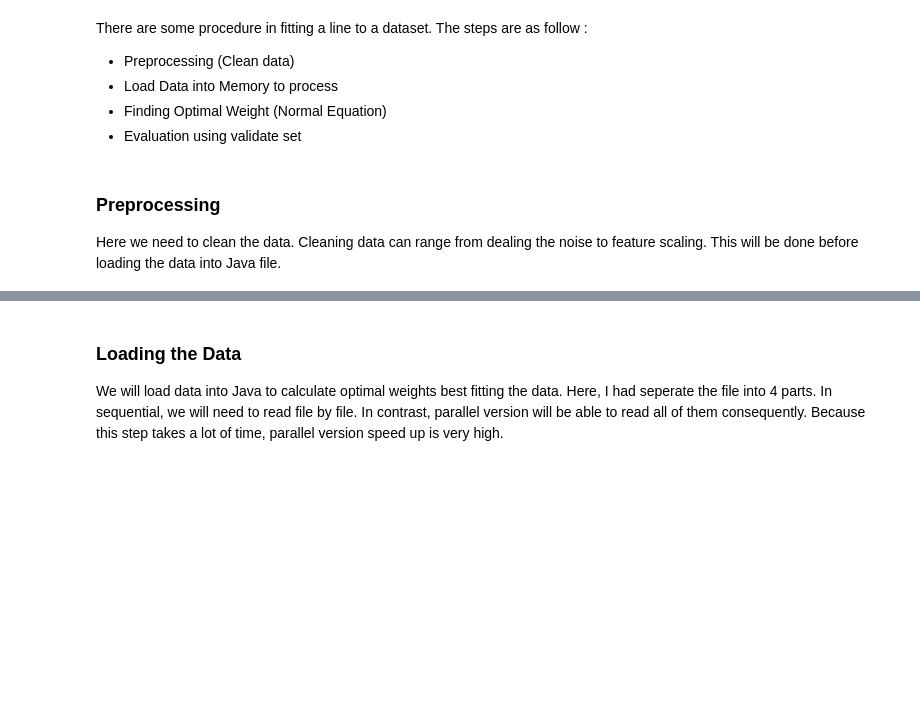
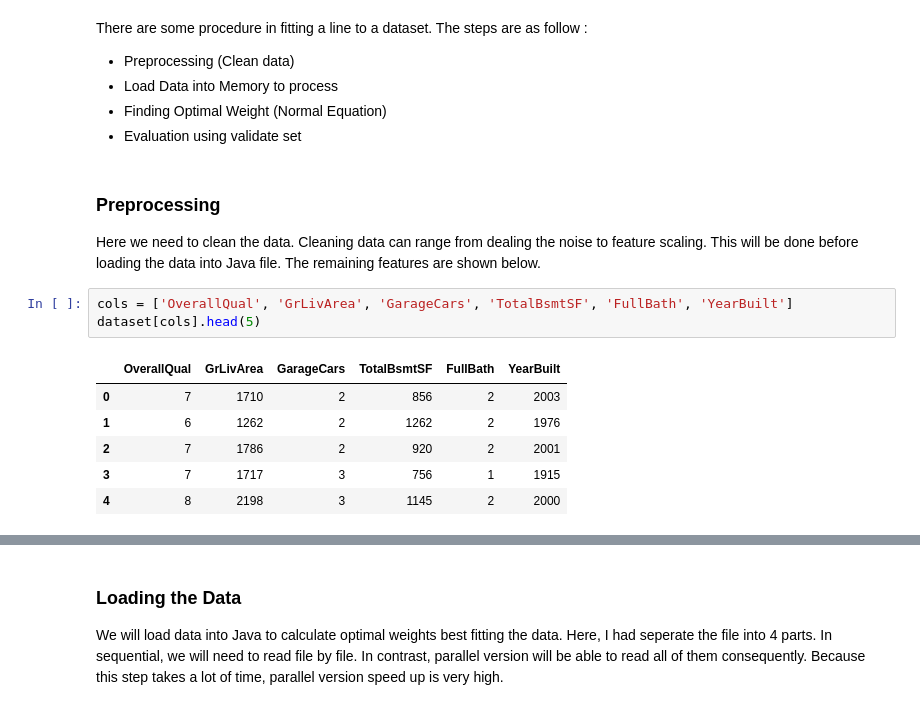
Before and after one commit to Teerapat12/NLPLab, a Jupyter notebook: Linear Regression.ipynb, the cells around one changed output, grey strips where cells are left out. Drawn from its saved outputs; the diff is of its cells as text; blank space fills up the shorter version.

```diff
--- a/Linear Regression.ipynb
+++ b/Linear Regression.ipynb
@@ -31,4 +45,14 @@ There are some procedure in fitting a line to a dataset. The steps are as follow
 </ul>
 # %% [markdown]
 <h3>Preprocessing</h3>
-Here we need to clean the data. Cleaning data can range from dealing the noise to feature scaling. This will be done before loading the data into Java file.
+Here we need to clean the data. Cleaning data can range from dealing the noise to feature scaling. This will be done before loading the data into Java file. The remaining features are shown below.
+# %%
+cols = ['OverallQual', 'GrLivArea', 'GarageCars', 'TotalBsmtSF', 'FullBath', 'YearBuilt']
+dataset[cols].head(5)
+# %% [output]
+|  | OverallQual | GrLivArea | GarageCars | TotalBsmtSF | FullBath | YearBuilt |
+| 0 | 7 | 1710 | 2 | 856 | 2 | 2003 |
+| 1 | 6 | 1262 | 2 | 1262 | 2 | 1976 |
+| 2 | 7 | 1786 | 2 | 920 | 2 | 2001 |
+| 3 | 7 | 1717 | 3 | 756 | 1 | 1915 |
+| 4 | 8 | 2198 | 3 | 1145 | 2 | 2000 |
```
Also changed, not shown: parts of 17 cells of this notebook.
